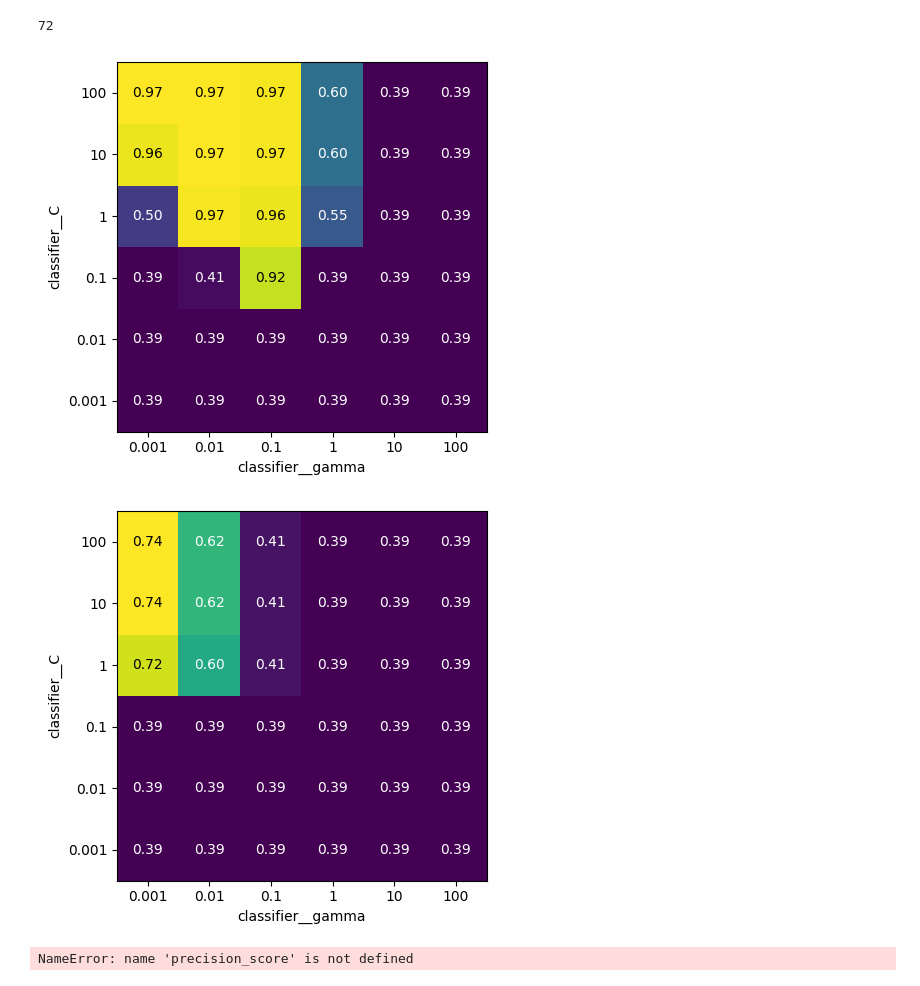
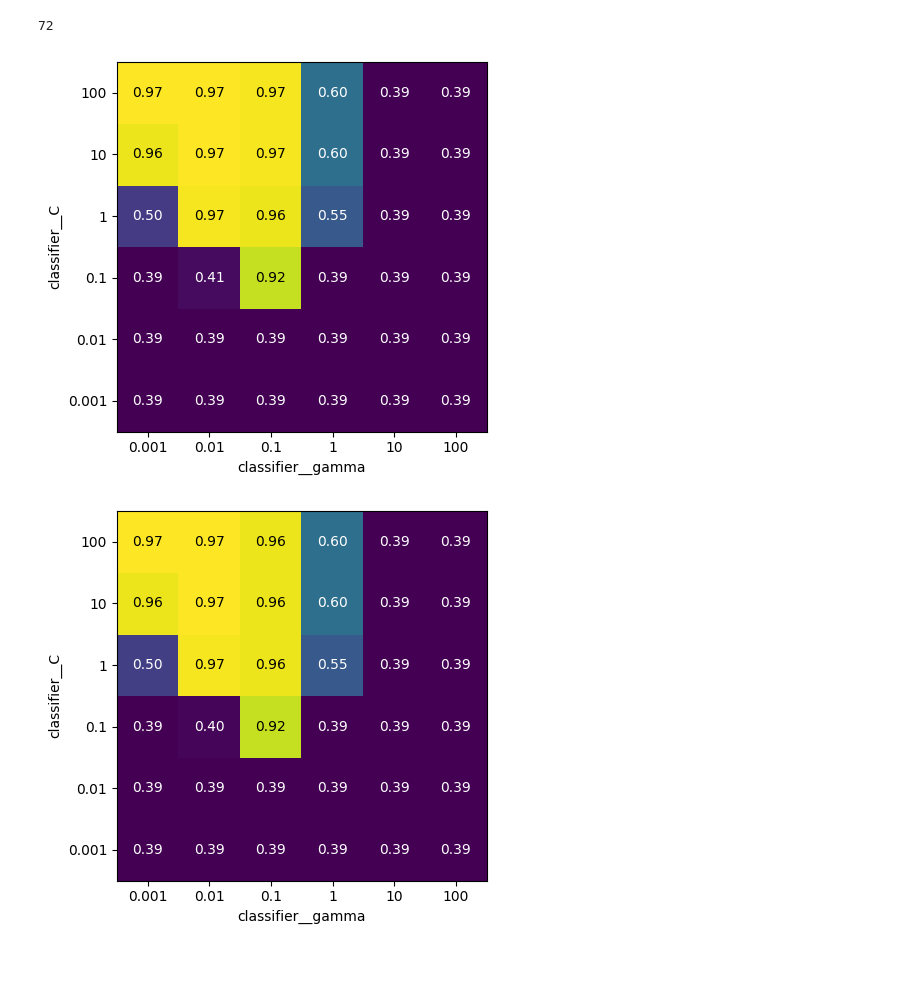
Before and after one commit to KrystianJachna/AI, a Jupyter notebook: cw8/AD_Z08_E_Pipeline_GridSearchCV.ipynb, the cells around one changed output. Drawn from its saved outputs; the diff is of its cells as text; code cells hidden in the pictures.

```diff
--- a/cw8/AD_Z08_E_Pipeline_GridSearchCV.ipynb
+++ b/cw8/AD_Z08_E_Pipeline_GridSearchCV.ipynb
@@ -22,7 +55,14 @@ y = wine.target
 Podzielmy zbiór na część testową i treningową .
 # %%
 from sklearn.model_selection import train_test_split
+
 X_train, X_test, y_train, y_test = train_test_split(X, y, test_size=0.33, random_state=42)
+
+# Skalowanie danych już na początku w celu zmniejszenia czasu trenowania
+scaler = StandardScaler()
+scaler.fit(X_train)
+X_train_scaled = scaler.transform(X_train)
+X_test_scaled = scaler.transform(X_test)
 
 plt.hist(y_train, alpha=0.5)
 plt.hist(y_test, alpha=0.5)
@@ -44,21 +82,16 @@ seed=123
 kfold = StratifiedKFold(n_splits=5, random_state=seed, shuffle=True)
 # %%
-from sklearn.model_selection import GridSearchCV
-from sklearn.preprocessing import StandardScaler
-from sklearn.pipeline import Pipeline
-from sklearn.svm import SVC
-
 pipe = Pipeline([('preprocessing', StandardScaler()), ('classifier', SVC())])
 
 param_grid = {
-            'preprocessing': [StandardScaler(), None],
-            'classifier__gamma': [0.001, 0.01, 0.1, 1, 10, 100],
-            'classifier__C': [0.001, 0.01, 0.1, 1, 10, 100]
+    'preprocessing': [StandardScaler(), None],
+    'classifier__gamma': [0.001, 0.01, 0.1, 1, 10, 100],
+    'classifier__C': [0.001, 0.01, 0.1, 1, 10, 100]
 }
 
 grid_1 = GridSearchCV(pipe, param_grid, cv=kfold, return_train_score=True)
 
-grid_1.fit(X_train, y_train)
+grid_1.fit(X_train_scaled, y_train)
 grid_1.best_params_
 # %% [output]
 {'classifier__C': 10,
@@ -81,7 +114,7 @@ def heatmap(values, xlabel, ylabel, xticklabels, yticklabels, cmap=None,
     ax.set_aspect(1)
 
     for p, color, value in zip(img.get_paths(), img.get_facecolors(),
-                               img.get_array()):
+                               img.get_array().flatten()):
         x, y = p.vertices[:-2, :].mean(0)
         if np.mean(color[:3]) > 0.5:
             c = 'k'
@@ -101,28 +133,18 @@ len(results.mean_test_score)
 72
 # %%
 scores = np.array(results.mean_test_score).reshape(6, 6, 2)
-scores = scores[:,:,0]
+scores = scores[:, :, 0]
 # plot the mean cross-validation scores
-heatmap(scores, xlabel='classifier__gamma', xticklabels=param_grid['classifier__gamma'], ylabel='classifier__C', yticklabels=param_grid['classifier__C'], cmap="viridis")
+heatmap(scores, xlabel='classifier__gamma', xticklabels=param_grid['classifier__gamma'], ylabel='classifier__C',
+        yticklabels=param_grid['classifier__C'], cmap="viridis")
 plt.show()
 
 scores = np.array(results.mean_test_score).reshape(6, 6, 2)
-scores = scores[:,:,1]
+scores = scores[:, :, 1]
 # plot the mean cross-validation scores
-heatmap(scores, xlabel='classifier__gamma', xticklabels=param_grid['classifier__gamma'], ylabel='classifier__C', yticklabels=param_grid['classifier__C'], cmap="viridis")
+heatmap(scores, xlabel='classifier__gamma', xticklabels=param_grid['classifier__gamma'], ylabel='classifier__C',
+        yticklabels=param_grid['classifier__C'], cmap="viridis")
 plt.show()
 # %% [output]
 [figure]
-[figure, old version]
+[figure, new version]
-# %%
-import pandas as pd
-d = {'precision_score': precision_score,
-     'recall_score': recall_score,
-     'f1_score': f1_score,
-     'accuracy_score' : accuracy_score
-    }
-df = pd.DataFrame(data=d)
-df.insert(loc=0, column='Method', value=['SVM rbf'])
-df
-# %% [output]
-NameError: name 'precision_score' is not defined
```
Also changed, not shown: parts of 10 cells of this notebook, 4 other files.
